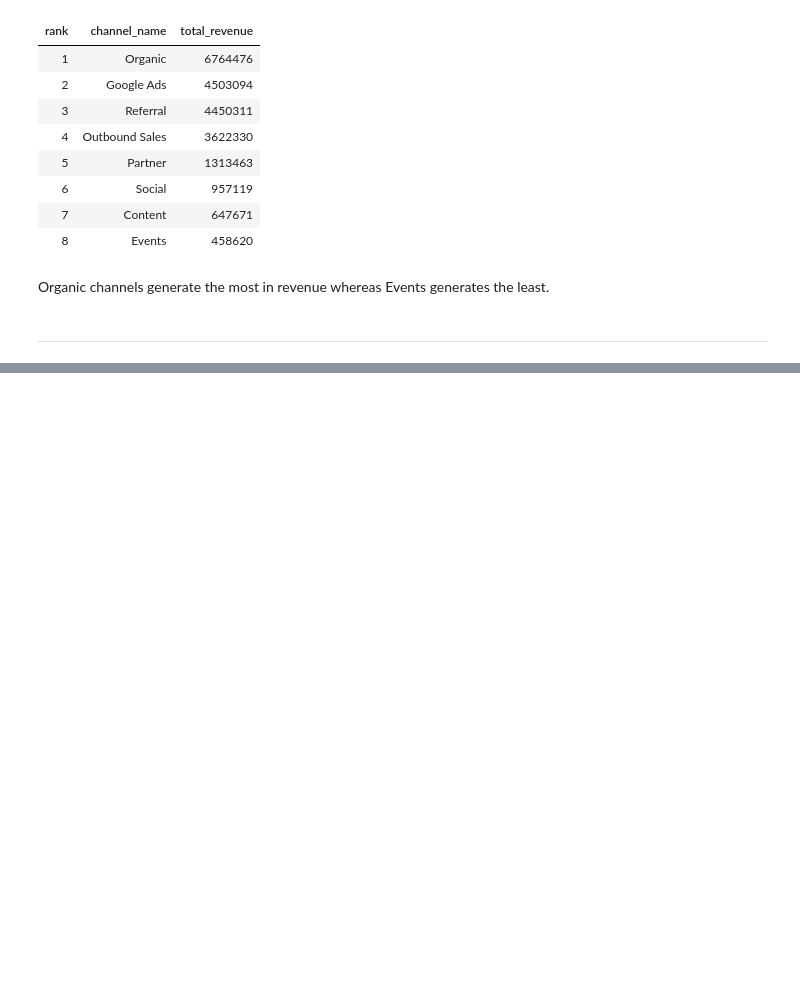
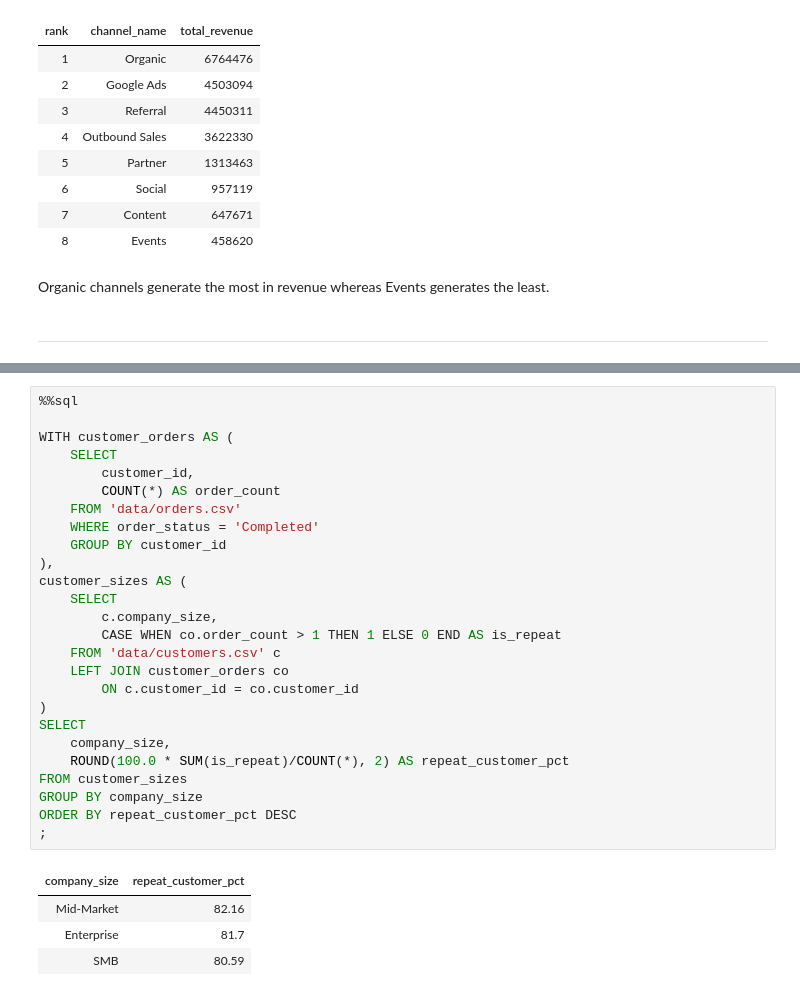
Before and after one commit to nlawee/sql_projects, a Jupyter notebook: Northstar Customer Analytics/analysis.ipynb, the cells around one changed output, grey strips where cells are left out. Saved outputs shown, nothing was run; the diff lists cells and outputs as text; blank space fills up the shorter version.

```diff
--- a/Northstar Customer Analytics/analysis.ipynb
+++ b/Northstar Customer Analytics/analysis.ipynb
@@ -83,0 +135,31 @@ SyntaxError: invalid syntax (1630049499.py, line 1)
+# %%
+%%sql
+
+WITH customer_orders AS (
+    SELECT
+        customer_id,
+        COUNT(*) AS order_count
+    FROM 'data/orders.csv'
+    WHERE order_status = 'Completed'
+    GROUP BY customer_id
+),
+customer_sizes AS (
+    SELECT
+        c.company_size,
+        CASE WHEN co.order_count > 1 THEN 1 ELSE 0 END AS is_repeat
+    FROM 'data/customers.csv' c
+    LEFT JOIN customer_orders co
+        ON c.customer_id = co.customer_id
+)
+SELECT
+    company_size,
+    ROUND(100.0 * SUM(is_repeat)/COUNT(*), 2) AS repeat_customer_pct
+FROM customer_sizes
+GROUP BY company_size
+ORDER BY repeat_customer_pct DESC
+;
+# %% [output]
+| company_size | repeat_customer_pct |
+| Mid-Market | 82.16 |
+| Enterprise | 81.7 |
+| SMB | 80.59 |
```
Also changed, not shown: parts of 15 cells of this notebook.
